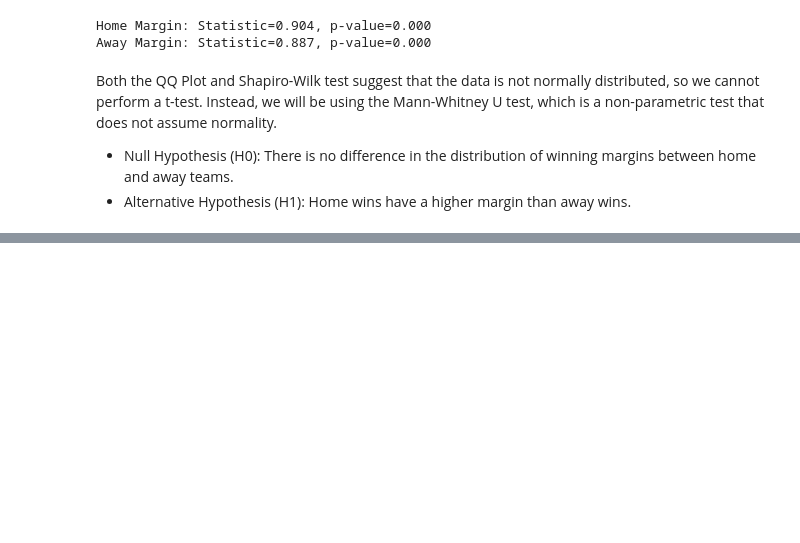
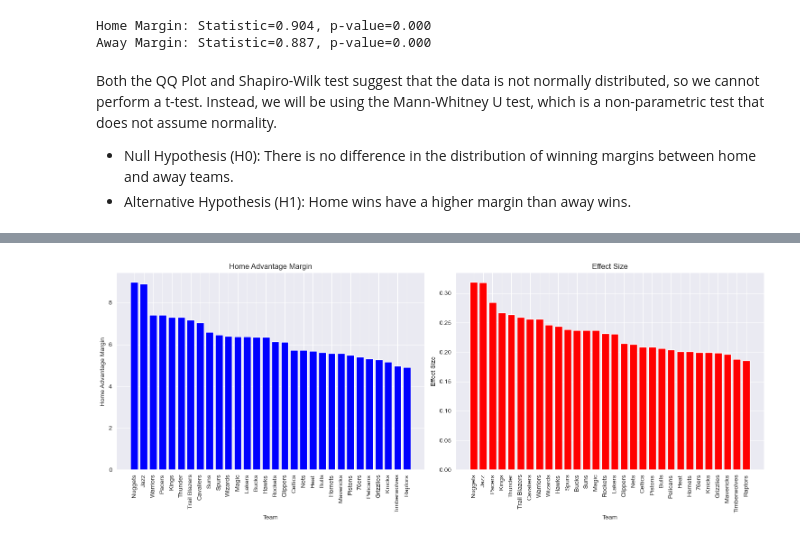
Before and after one commit to 5v3nn/uzh-esc403-data-science-project-nba, a Jupyter notebook: home_court_advantage.ipynb, the cells around one changed output, grey strips where cells are left out. Drawn from its saved outputs; the diff is of its cells as text; code cells hidden in the pictures; blank space fills up the shorter version.

Commit message:
Home Court Advantage: Augmented margin of victory by per team analysis

```diff
--- a/home_court_advantage.ipynb
+++ b/home_court_advantage.ipynb
@@ -556,10 +579,8 @@ else:
     print("Different distributions (reject H0)", end="\n-----\n")
 
 # Calculate effect size
-n1 = len(home_margin_df)
-n2 = len(away_margin_df)
-rank_biserial = (2 * statistic) / (n1 * n2) - 1
-print(f"Rank Biserial Effect Size: {rank_biserial:.2f}")
+r = effect_size(statistic, len(home_margin_df), len(away_margin_df))
+print(f"Effect Size {r:.2f}", end="\n-----\n")
 # %% [output]
 U-statistic: 274895577.50, p-value: 0.00
 -----
@@ -571,0 +615,74 @@ We have a p-value of 0.0, which is less than the significance level of 0.05. The
+# %%
+team_statistics_merged_df = team_statistics_df.copy()
+team_statistics_merged_df['gameDate'] = pd.to_datetime(team_statistics_merged_df['gameDate'])
+
+# Rename the teams to their current name
+team_statistics_merged_df.loc[
+    (team_statistics_merged_df['teamName'] == 'Hornets') & (team_statistics_merged_df['gameDate'].dt.year < 2014),
+    'teamName'
+] = 'Pelicans'
+team_statistics_merged_df.loc[team_statistics_merged_df['teamName'] == 'Bobcats', 'teamName'] = 'Hornets'
+team_statistics_merged_df.loc[team_statistics_merged_df['teamName'] == 'SuperSonics', 'teamName'] = 'Thunder'
+team_statistics_merged_df.loc[team_statistics_merged_df['teamName'] == 'Bullets', 'teamName'] = 'Wizards'
+# %%
+from scipy.stats import mannwhitneyu
+
+team_stats = []
+teams = team_statistics_merged_df["teamName"].unique()
+
+for team in teams:
+    # Create df for team
+    home_team_df = team_statistics_merged_df[(team_statistics_merged_df["teamName"] == team) & (team_statistics_merged_df["home"] == True)]
+    away_team_df = team_statistics_merged_df[(team_statistics_merged_df["teamName"] == team) & (team_statistics_merged_df["home"] == False)]
+
+    home_avg = home_team_df["plusMinusPoints"].mean()
+    away_avg = away_team_df["plusMinusPoints"].mean()
+    home_advantage = home_avg - away_avg
+
+    # Perform U test
+    statistic, p_value = mannwhitneyu(home_team_df["plusMinusPoints"], away_team_df["plusMinusPoints"], alternative="greater")
+
+    # Calculate effect size
+    n1 = len(home_team_df)
+    n2 = len(away_team_df)
+    r = effect_size(statistic, n1, n2)
+
+    # Append results to list
+    team_stats.append({
+        "team": team,
+        "home_avg": home_avg,
+        "away_avg": away_avg,
+        "home_advantage": home_advantage,
+        "U-statistic": statistic,
+        "p-value": p_value,
+        "effect size": r
+    })
+
+
+# Convert to DataFrame
+home_court_advantage_per_team_df = pd.DataFrame(team_stats)
+home_court_advantage_per_team_df.sort_values(by="home_advantage", ascending=False, inplace=True)
+home_court_advantage_per_team_df.reset_index(drop=True, inplace=True)
+
+print("Teams sorted by Home Advantage Margin (Largest to Lowest):")
+print(home_court_advantage_per_team_df[["team", "home_advantage"]])
+
+sorted_by_effect = home_court_advantage_per_team_df.sort_values(by="effect size", ascending=False)
+print("\n Teams sorted by Effect Size (Largest to Lowest)")
+print(sorted_by_effect[["team", "effect size"]])
+
+# Plot results
+fig, axs = plt.subplots(1, 2, figsize=(15, 6))
+axs[0].bar(home_court_advantage_per_team_df["team"], home_court_advantage_per_team_df["home_advantage"], color="blue")
+axs[0].set_title("Home Advantage Margin")
+axs[0].set_xlabel("Team")
+axs[0].set_ylabel("Home Advantage Margin")
+axs[0].tick_params(axis='x', rotation=90)
+axs[1].bar(sorted_by_effect["team"], sorted_by_effect["effect size"], color="red")
+axs[1].set_title("Effect Size")
+axs[1].set_xlabel("Team")
+axs[1].set_ylabel("Effect Size")
+axs[1].tick_params(axis='x', rotation=90)
+plt.tight_layout()
+plt.show()
+# %% [output]
@@ -571,0 +706 @@ We have a p-value of 0.0, which is less than the significance level of 0.05. The
+[figure, added]
```
Also changed, not shown: parts of 12 cells of this notebook.
